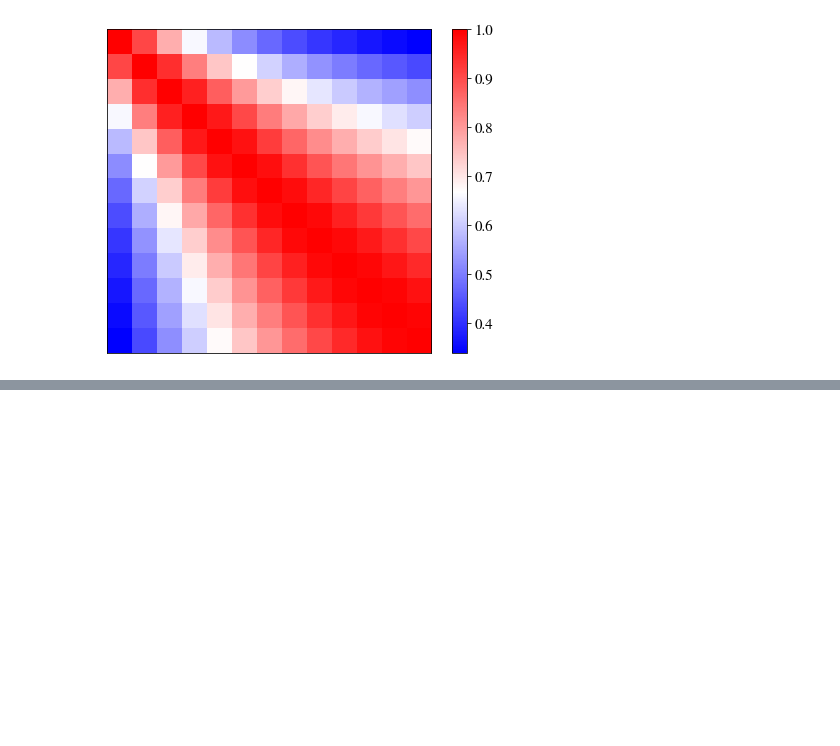
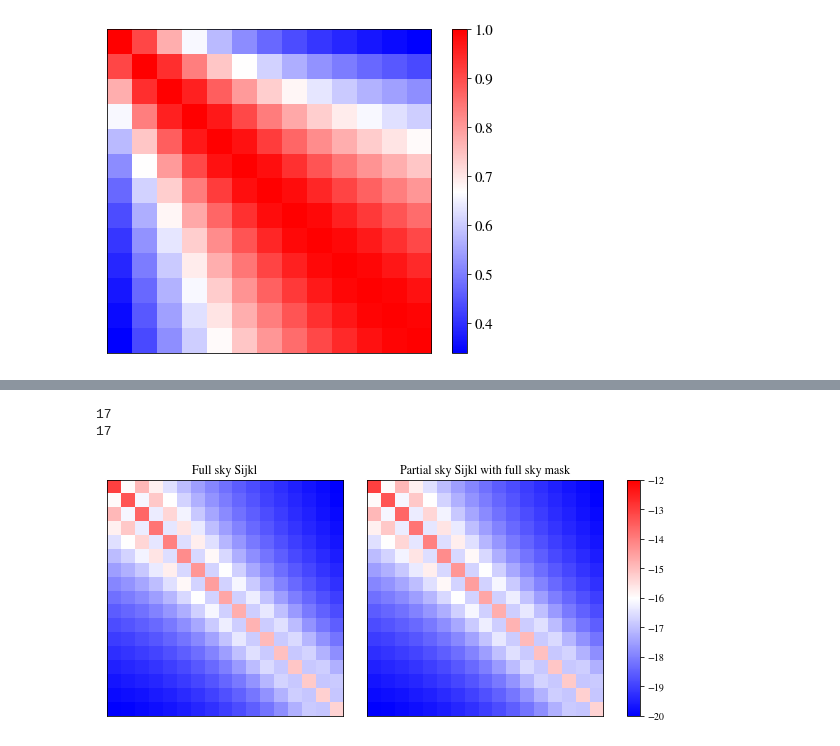
Before and after one commit to fabienlacasa/PySSC, a Jupyter notebook: Partsky_examples.ipynb, the cells around one changed output, grey strips where cells are left out. Drawn from its saved outputs; the diff is of its cells as text; code cells hidden in the pictures; blank space fills up the shorter version.

```diff
--- a/Partsky_examples.ipynb
+++ b/Partsky_examples.ipynb
@@ -240,0 +295,28 @@ plt.show()
+# %%
+#Remove pairs of bins with zero covariance
+invalid_list         = np.where(np.diag(Sijkl_psky_recast)==0)[0]
+Sijkl_psky_recast_valid = np.delete(np.delete(Sijkl_psky_recast,invalid_list,0),invalid_list,1)
+nvalid               = Sijkl_psky_recast_valid.shape[0]
+print(nvalid)
+invalid_list         = np.where(np.diag(Sijkl_full_recast)==0)[0]
+Sijkl_full_recast_valid = np.delete(np.delete(Sijkl_full_recast,invalid_list,0),invalid_list,1)
+nvalid               = Sijkl_full_recast_valid.shape[0]
+print(nvalid)
+# %% [output]
+17
+17
+# %%
+# Plotting the two matrices
+fig,axes=plt.subplots(nrows=1,ncols=2,figsize=(9,4))
+im = axes[0].imshow(np.log(abs(Sijkl_full_recast_valid)),interpolation='none',cmap='bwr',extent=[zmin,zmax,zmax,zmin],vmin=-20,vmax=-12)
+im2 = axes[1].imshow(np.log(abs(Sijkl_psky_recast_valid)),interpolation='none',cmap='bwr',extent=[zmin,zmax,zmax,zmin],vmin=-20,vmax=-12)
+for ax in axes:
+    ax.get_xaxis().set_ticks([])
+    ax.get_yaxis().set_ticks([])
+axes[0].set_title('Full sky Sijkl')
+axes[1].set_title('Partial sky Sijkl with full sky mask')
+fig.subplots_adjust(left=0.03,bottom=0.08,top=0.9,right=0.83,wspace=0.01)
+cbar_ax = fig.add_axes([0.85, 0.08, 0.02, 0.82])
+c_bar=fig.colorbar(im,cax=cbar_ax,fraction=.5)
+# %% [output]
+[figure, added]
```
Also changed, not shown: parts of 20 cells of this notebook, 1 other file.
